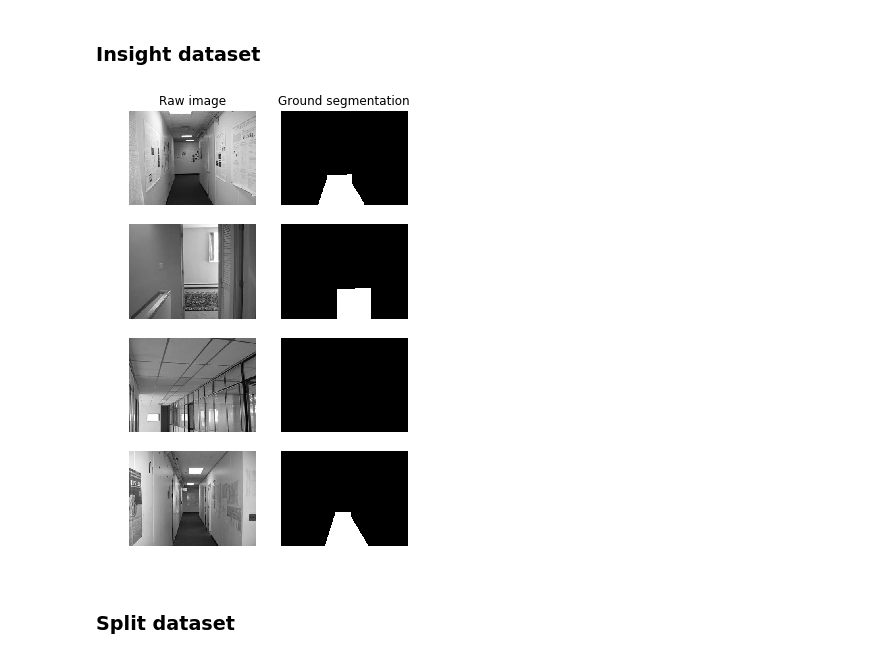
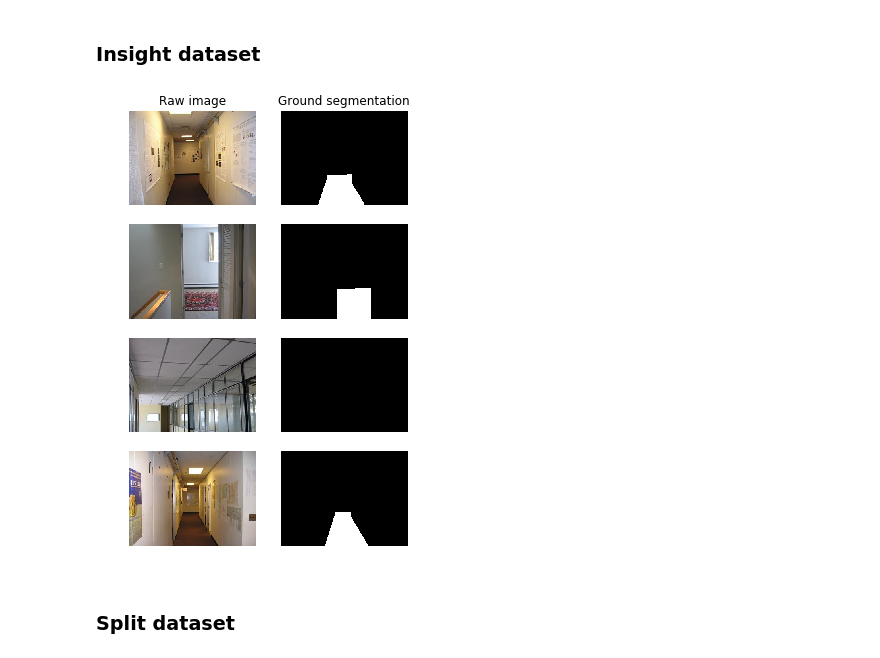
Before and after one commit to gaunthan/ground-segmentation, a Jupyter notebook: ground_segmentation.ipynb, the cells around one changed output. Drawn from its saved outputs; the diff is of its cells as text; code cells hidden in the pictures.

```diff
--- a/ground_segmentation.ipynb
+++ b/ground_segmentation.ipynb
@@ -41,7 +41,7 @@ image_files = glob.glob(DATASET_PATH / 'raw_image/*.png')
 image_files = sorted(image_files)
 images = []
 for image_file in tqdm_notebook(image_files, total=len(image_files), desc="Loading images"):
-    image = np.array(Image.open(image_file).convert('L'))
+    image = np.array(Image.open(image_file))
     image = image / 255.0 # Normalization
     images.append(image)
 images = np.array(images)
@@ -70,34 +70,34 @@ HBox(children=(IntProgress(value=0, description='Loading labels', max=967, style
 # %%
 from matplotlib import pyplot as plt
 plt.rcParams['figure.figsize'] = [5, 8]
 
 def plot_image(ax, img, title):
     ax.axis('off')
     ax.set_title(title)
-    ax.imshow(img, cmap='gray')
+    ax.imshow(img)
 
 def plot_label(ax, label, title):
     ax.axis('off')
     ax.set_title(title)
     ax.imshow(label, cmap='gray')
 
 NUM_PLOTTING = 4
 
 fig = plt.figure("Insight dataset")
 
 for index in range(NUM_PLOTTING):
     image, label = images[index], labels[index]
     image_title = '' if index != 0 else 'Raw image'
     label_title = '' if index != 0 else 'Ground segmentation'
 
     ax = fig.add_subplot(NUM_PLOTTING, 2, index*2 + 1)
     plot_image(ax, image, title=image_title)
     ax = fig.add_subplot(NUM_PLOTTING, 2, index*2 + 2)
     plot_label(ax, label, title=label_title)
 
 plt.show()
 # %% [output]
-[figure, old version]
+[figure, new version]
 # %% [markdown]
 ### Split dataset
 # %%
```
Also changed, not shown: parts of 13 cells of this notebook, 15 other files.
